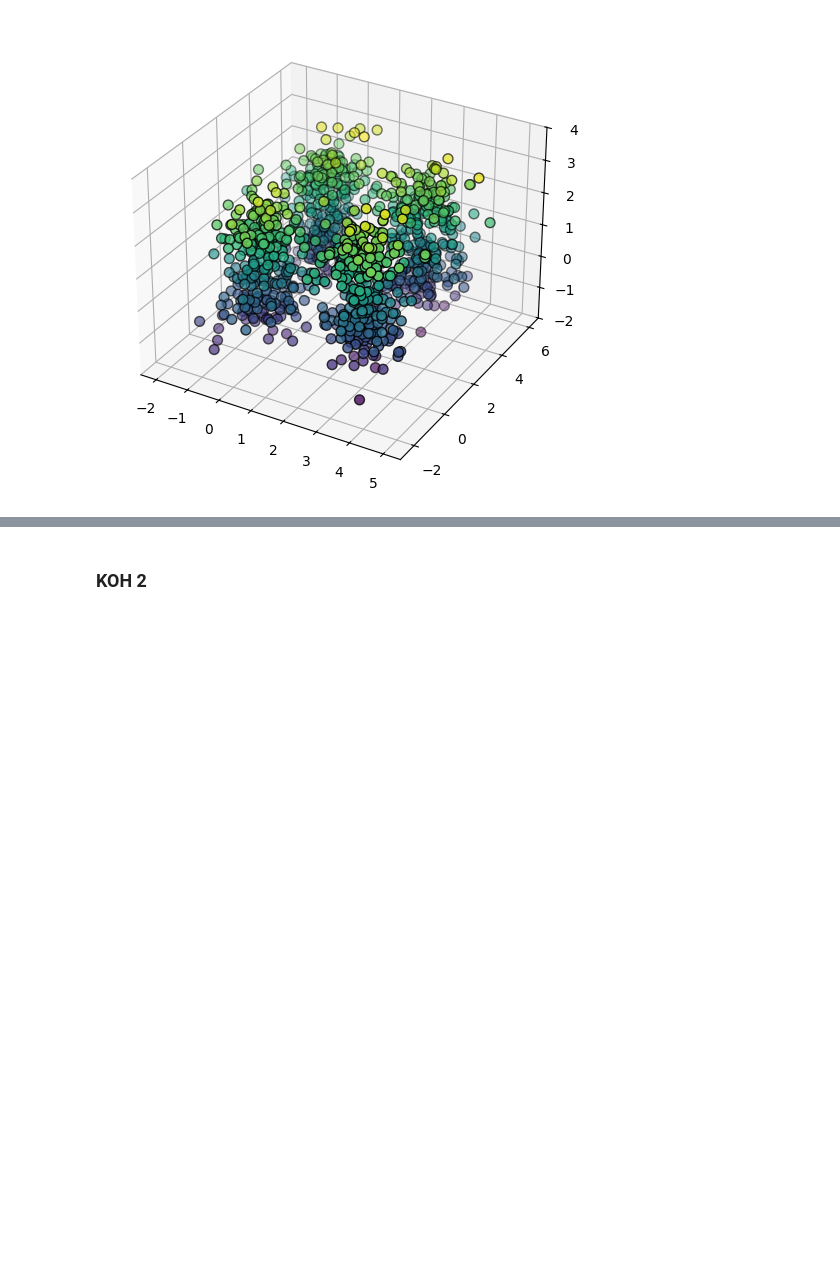
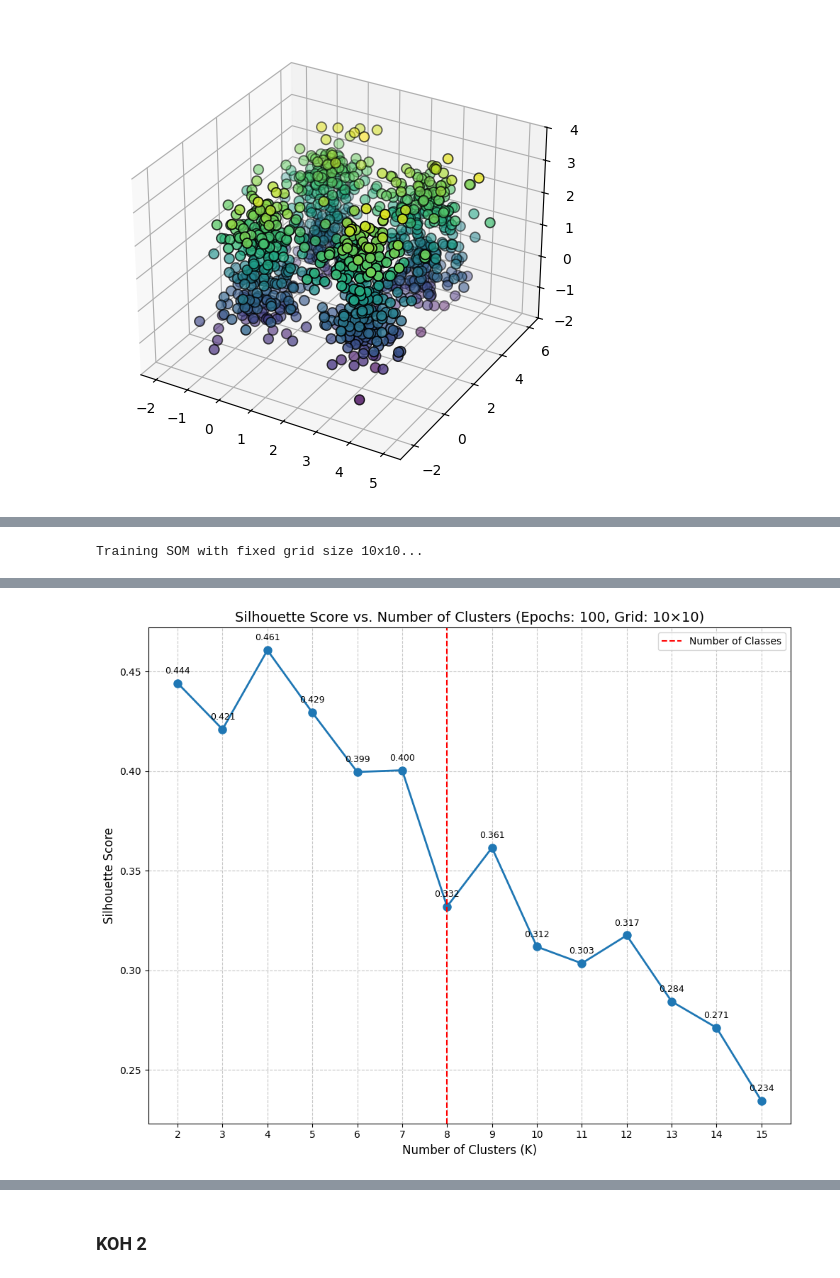
Before and after one commit to CoolMikey/H-_moje-github_sync-studia-Metody-inteligencji-obliczeniowej-w-analizie-danych, a Jupyter notebook: Koh/Koh2.ipynb, the cells around one changed output, grey strips where cells are left out. Saved outputs shown, nothing was run; the diff lists cells and outputs as text; code cells hidden in the pictures; blank space fills up the shorter version.

```diff
--- a/Koh/Koh2.ipynb
+++ b/Koh/Koh2.ipynb
@@ -559,0 +623,64 @@ def analyze_som_clustering(data, labels=None, max_clusters=10, grid_size=(4, 4))
+# %%
+cube_path = "data/cube.csv"
+data = pd.read_csv(cube_path, header=1).values
+classes = data[:, 3]  # Classes are in the 4th column (index 3)
+data = data[:, :3]     # Take first 3 columns (x, y, z coordinates)
+
+# Count unique classes
+unique_classes = len(np.unique(classes))
+
+# Define parameters
+grid_size = (10, 10)  # You may want to adjust this for 3D data
+epoch_size = 100
+
+# Create a single plot
+plt.figure(figsize=(10, 8))
+plt.title("Cluster Number Analysis - Cube Dataset", fontsize=16)
+
+# Analyze SOM clustering
+cluster_sizes, silhouette_scores = analyze_som_clustering(
+    data,
+    max_clusters=15,
+    grid_size=grid_size,
+    epochs=epoch_size
+)
+
+# Plot the results
+plt.plot(cluster_sizes, silhouette_scores, marker='o', linestyle='-', linewidth=2, markersize=8)
+plt.xlabel('Number of Clusters (K)', fontsize=12)
+plt.ylabel('Silhouette Score', fontsize=12)
+plt.title(f'Silhouette Score vs. Number of Clusters (Epochs: {epoch_size}, Grid: {grid_size[0]}×{grid_size[1]})', fontsize=14)
+plt.grid(True, linestyle='--', alpha=0.7)
+plt.xticks(cluster_sizes)
+
+# Add annotations for silhouette scores
+for i, score in enumerate(silhouette_scores):
+    if not np.isnan(score):
+        plt.annotate(f'{score:.3f}',
+                (cluster_sizes[i], score),
+                textcoords="offset points",
+                xytext=(0, 10),
+                ha='center',
+                fontsize=9)
+
+# Add vertical line for number of classes
+plt.axvline(x=unique_classes, color='r', linestyle='--', label='Number of Classes')
+plt.legend()
+
+# Find and print optimal clusters
+valid_scores = [(k, score) for k, score in zip(cluster_sizes, silhouette_scores) if not np.isnan(score)]
+if valid_scores:
+    best_k, best_score = max(valid_scores, key=lambda x: x[1])
+    print(f"Optimal number of clusters: {best_k} with silhouette score: {best_score:.3f}")
+else:
+    print("No valid silhouette scores found")
+
+# Print some data info
+print(f"\nData shape: {data.shape}")
+print(f"Number of unique classes: {unique_classes}")
+print(f"Sample classes: {np.unique(classes)}")
+
+plt.tight_layout()
+plt.show()
+# %% [output]
+Training SOM with fixed grid size 10x10...
@@ -559,0 +704 @@ def analyze_som_clustering(data, labels=None, max_clusters=10, grid_size=(4, 4))
+[figure, added]
```
Also changed, not shown: parts of 37 cells of this notebook, 10 other files.
